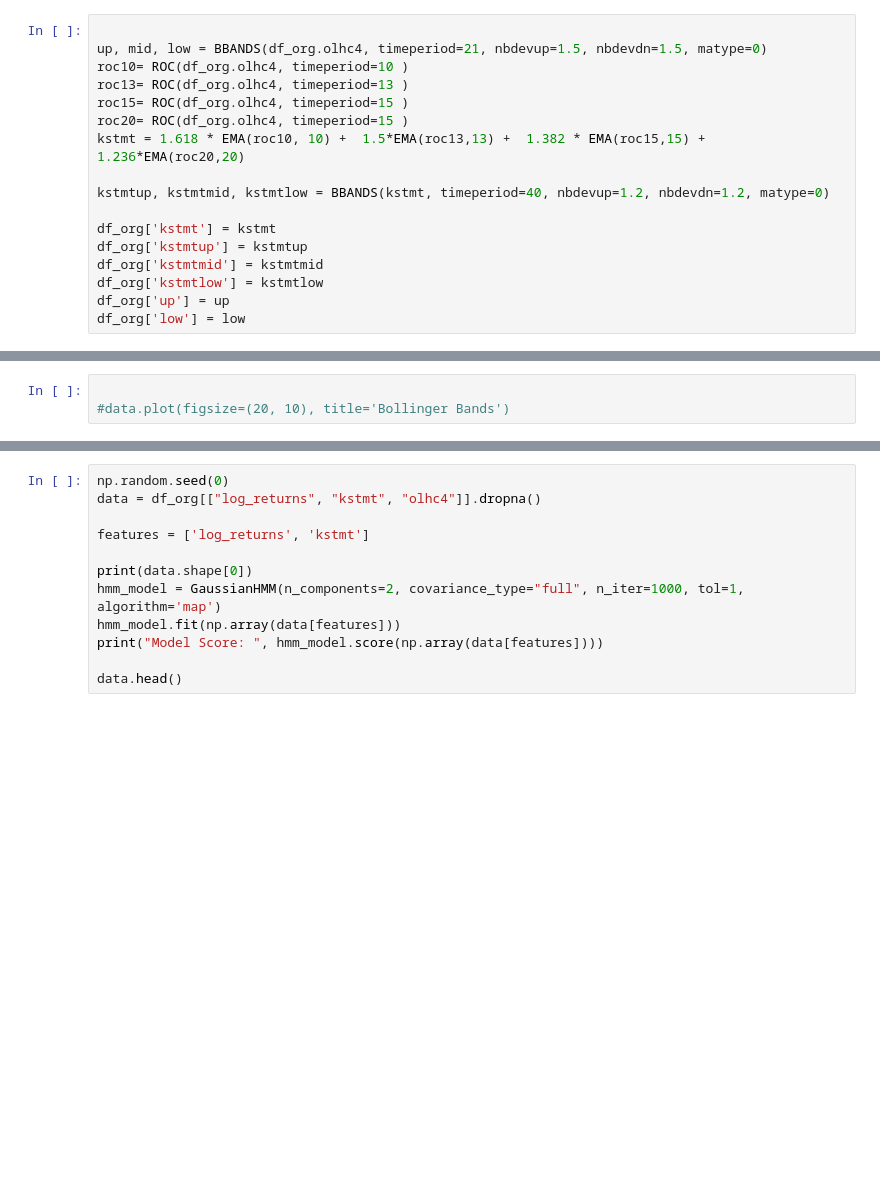
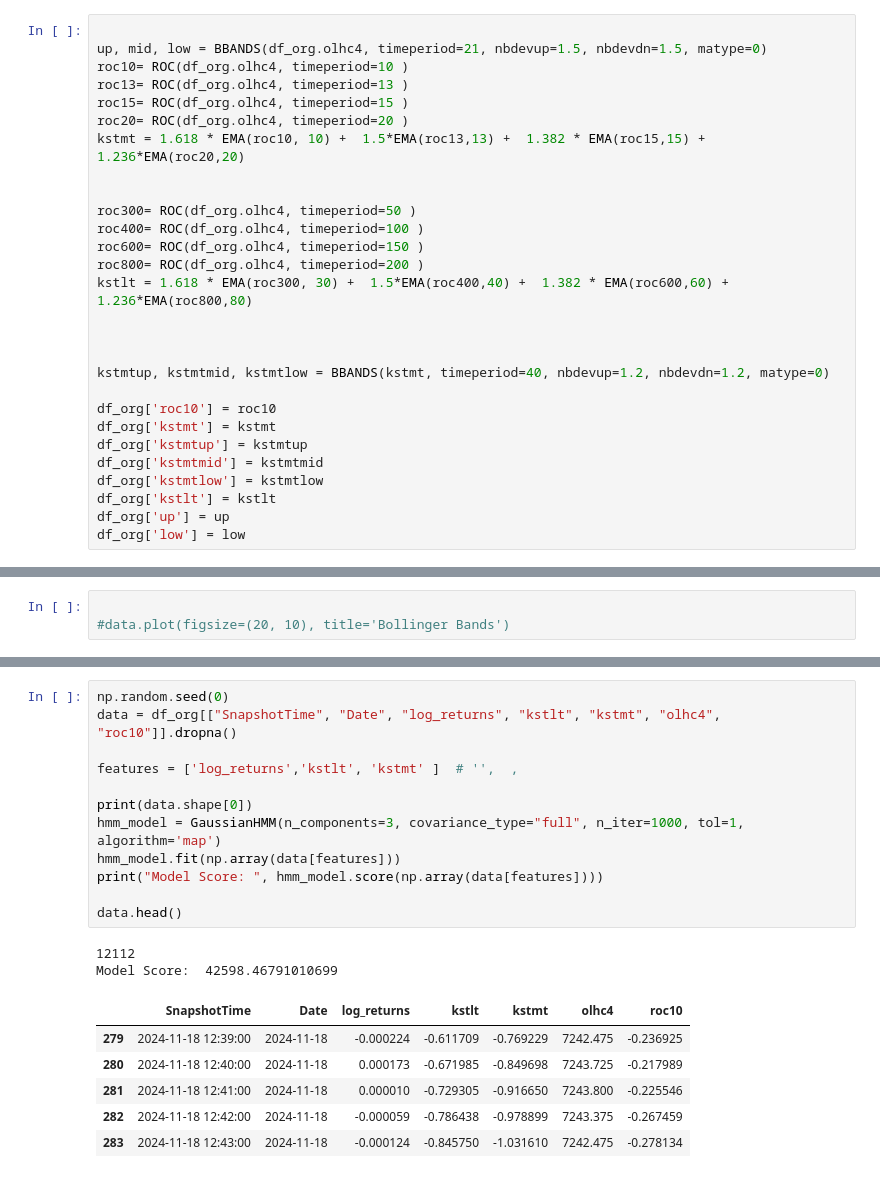
Before and after one commit to benkemt/IgTools, a Jupyter notebook: IgPlotly/ExtractIgData.ipynb, the cells around one changed output, grey strips where cells are left out. Saved outputs shown, nothing was run; the diff lists cells and outputs as text; blank space fills up the shorter version.

```diff
--- a/IgPlotly/ExtractIgData.ipynb
+++ b/IgPlotly/ExtractIgData.ipynb
@@ -69,15 +97,26 @@ up, mid, low = BBANDS(df_org.olhc4, timeperiod=21, nbdevup=1.5, nbdevdn=1.5, mat
 roc10= ROC(df_org.olhc4, timeperiod=10 )
 roc13= ROC(df_org.olhc4, timeperiod=13 )
 roc15= ROC(df_org.olhc4, timeperiod=15 )
-roc20= ROC(df_org.olhc4, timeperiod=15 )
+roc20= ROC(df_org.olhc4, timeperiod=20 )
 kstmt = 1.618 * EMA(roc10, 10) +  1.5*EMA(roc13,13) +  1.382 * EMA(roc15,15) + 1.236*EMA(roc20,20)
+
+
+roc300= ROC(df_org.olhc4, timeperiod=50 )
+roc400= ROC(df_org.olhc4, timeperiod=100 )
+roc600= ROC(df_org.olhc4, timeperiod=150 )
+roc800= ROC(df_org.olhc4, timeperiod=200 )
+kstlt = 1.618 * EMA(roc300, 30) +  1.5*EMA(roc400,40) +  1.382 * EMA(roc600,60) + 1.236*EMA(roc800,80)
+
+
 
 kstmtup, kstmtmid, kstmtlow = BBANDS(kstmt, timeperiod=40, nbdevup=1.2, nbdevdn=1.2, matype=0)
 
+df_org['roc10'] = roc10
 df_org['kstmt'] = kstmt
 df_org['kstmtup'] = kstmtup
 df_org['kstmtmid'] = kstmtmid
 df_org['kstmtlow'] = kstmtlow
+df_org['kstlt'] = kstlt
 df_org['up'] = up
 df_org['low'] = low
 # %%
@@ -216,15 +268,24 @@ fig.show()
 # %%
 np.random.seed(0)
-data = df_org[["log_returns", "kstmt", "olhc4"]].dropna()
+data = df_org[["SnapshotTime", "Date", "log_returns", "kstlt", "kstmt", "olhc4", "roc10"]].dropna()
 
-features = ['log_returns', 'kstmt']
+features = ['log_returns','kstlt', 'kstmt' ]  # '',  ,
 
 print(data.shape[0])
-hmm_model = GaussianHMM(n_components=2, covariance_type="full", n_iter=1000, tol=1, algorithm='map')
+hmm_model = GaussianHMM(n_components=3, covariance_type="full", n_iter=1000, tol=1, algorithm='map')
 hmm_model.fit(np.array(data[features]))
 print("Model Score: ", hmm_model.score(np.array(data[features])))
 
 data.head()
+# %% [output]
+12112
+Model Score:  42598.46791010699
+|  | SnapshotTime | Date | log_returns | kstlt | kstmt | olhc4 | roc10 |
+| 279 | 2024-11-18 12:39:00 | 2024-11-18 | -0.000224 | -0.611709 | -0.769229 | 7242.475 | -0.236925 |
+| 280 | 2024-11-18 12:40:00 | 2024-11-18 | 0.000173 | -0.671985 | -0.849698 | 7243.725 | -0.217989 |
+| 281 | 2024-11-18 12:41:00 | 2024-11-18 | 0.000010 | -0.729305 | -0.916650 | 7243.800 | -0.225546 |
+| 282 | 2024-11-18 12:42:00 | 2024-11-18 | -0.000059 | -0.786438 | -0.978899 | 7243.375 | -0.267459 |
+| 283 | 2024-11-18 12:43:00 | 2024-11-18 | -0.000124 | -0.845750 | -1.031610 | 7242.475 | -0.278134 |
 # %%
 
 data['state']=hmm_model.predict(np.array(data[features]))
```
Also changed, not shown: parts of 9 cells of this notebook.
